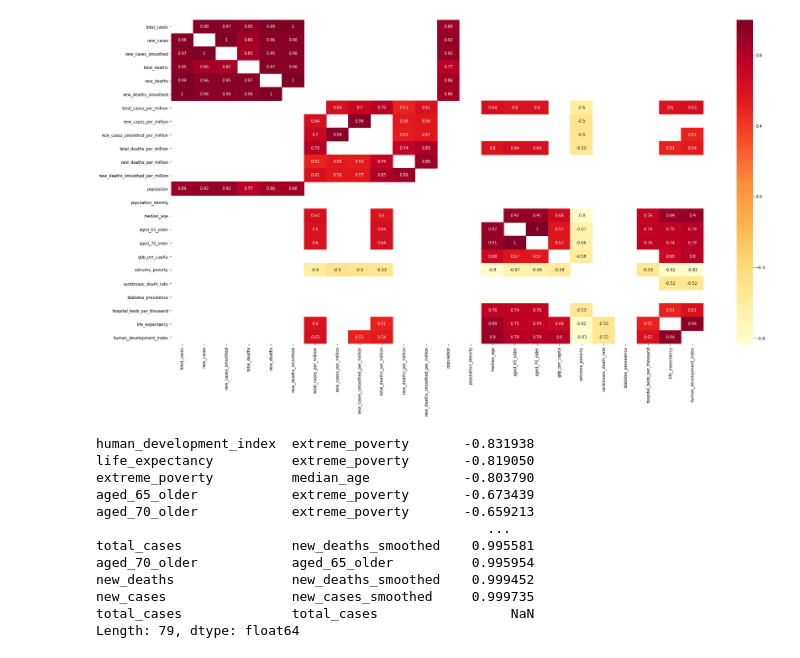
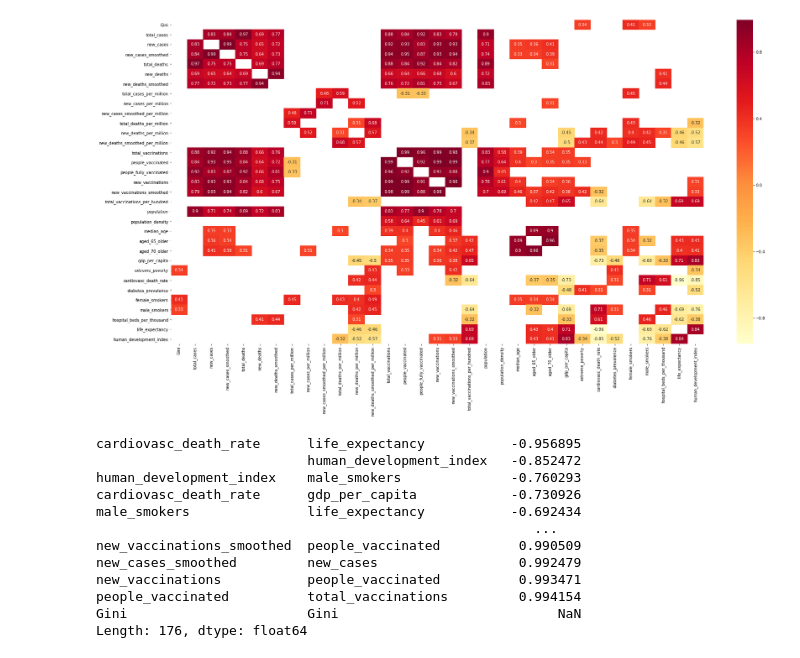
Before and after one commit to JamesIgoe/AzureNotebooks, a Jupyter notebook: CovidAnalysis.ipynb, the cells around one changed output. Cells and saved outputs as stored; diff of their text form; code cells hidden in the pictures.

```diff
--- a/CovidAnalysis.ipynb
+++ b/CovidAnalysis.ipynb
@@ -16,11 +16,12 @@ os_name = os.sys.platform
 
 #Mac Path
 if os_name == 'darwin':
-    filePath = '/Users/igoeja/Documents/GitHub/DataAnalytics/Data/ourworldindata_Covid_2021-05-07.csv'
+    filePath = '/Users/igoeja/Documents/GitHub/DataAnalytics/Data/owid-covid-data w gini.csv'
 else:
-    filePath = 'c:\\Users\\igoej\\OneDrive\\Documents\\GitHub\\DataAnalytics\\Data\\ourworldindata_Covid_2021-05-07.csv'
+    filePath = 'c:\\Users\\igoej\\OneDrive\\Documents\\GitHub\\DataAnalytics\\Data\\owid-covid-data w gini.csv'
 
 df = pd.read_csv(filePath)
+df = df[df['continent'] == 'Europe']
 # %%
 df.tail()
 # %% [output]
@@ -79,29 +80,29 @@ def AverageFunction(df, roundValue):
     return round(sum(cleaned)/len(cleaned), roundValue)
 # %%
 #set data set for analysis
-filterValue = 0.5
+filterValue = 0.3
 plt.figure(figsize=(30,15))
 sns.heatmap(corrFilter(df, filterValue), annot=True, cmap="YlOrRd")
 plt.show()
 # %% [output]
-[figure, old version]
+[figure, new version]
 # %%
 corr_fit_filtered = corrFilterFlattened(df, filterValue)
 half = corr_fit_filtered.count() / 2
 corr_fit_filtered
 # %% [output]
-human_development_index  extreme_poverty       -0.831938
-life_expectancy          extreme_poverty       -0.819050
-extreme_poverty          median_age            -0.803790
-aged_65_older            extreme_poverty       -0.673439
-aged_70_older            extreme_poverty       -0.659213
-                                                  ...
-total_cases              new_deaths_smoothed    0.995581
-aged_70_older            aged_65_older          0.995954
-new_deaths               new_deaths_smoothed    0.999452
-new_cases                new_cases_smoothed     0.999735
-total_cases              total_cases                 NaN
-Length: 79, dtype: float64
+cardiovasc_death_rate      life_expectancy           -0.956895
+                           human_development_index   -0.852472
+human_development_index    male_smokers              -0.760293
+cardiovasc_death_rate      gdp_per_capita            -0.730926
+male_smokers               life_expectancy           -0.692434
+                                                        ...
+new_vaccinations_smoothed  people_vaccinated          0.990509
+new_cases_smoothed         new_cases                  0.992479
+new_vaccinations           people_vaccinated          0.993471
+people_vaccinated          total_vaccinations         0.994154
+Gini                       Gini                            NaN
+Length: 176, dtype: float64
 # %%
 df.describe()
 # %% [output]
```
Also changed, not shown: parts of 9 cells of this notebook.
